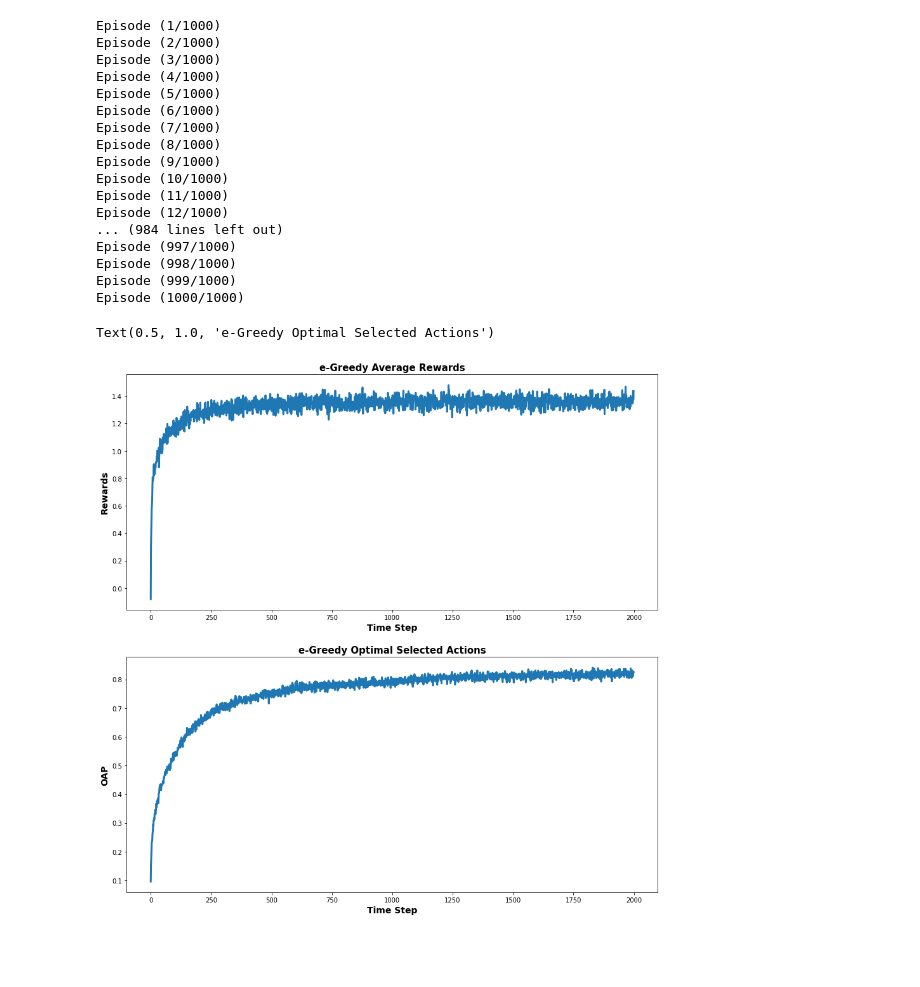
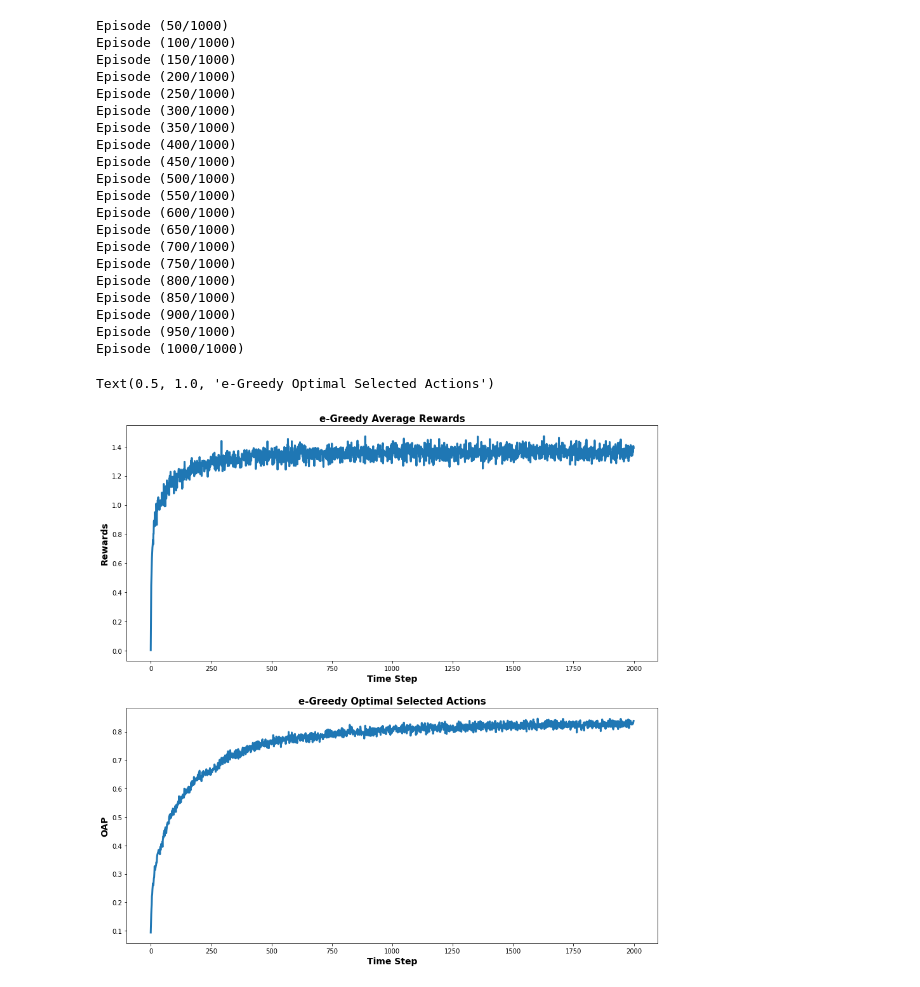
Before and after one commit to safinal/epsilon-greedy, a Jupyter notebook: multiple_episode_epsilon_greedy.ipynb, the cells around one changed output. Saved outputs shown, nothing was run; the diff lists cells and outputs as text; code cells hidden in the pictures; blank space fills up the shorter version.

```diff
--- a/multiple_episode_epsilon_greedy.ipynb
+++ b/multiple_episode_epsilon_greedy.ipynb
@@ -22,48 +22,53 @@ for episode in range(episodes_num):
     Q = np.zeros(k)
     actions_counters = np.zeros(k)
 
     for t in range(T):
         selected_actions[episode, t] = np.random.choice(np.where(Q == Q.max())[0]) if np.random.rand() > epsilon else np.random.randint(low=0, high=k)
         received_rewards[episode, t] = qs[selected_actions[episode, t]] + np.random.randn()
         actions_counters[selected_actions[episode, t]] += 1
 
         Q[selected_actions[episode, t]] += (received_rewards[episode, t] - Q[selected_actions[episode, t]]) / actions_counters[selected_actions[episode, t]]
-    print(f'Episode ({episode+1}/{episodes_num})')
+
+    if (episode+1) % 50 == 0:
+        print(f'Episode ({episode+1}/{episodes_num})')
 
 for episode in range(episodes_num):
     optimal_action_percent[episode] = selected_actions[episode] == optimal_actions[episode]
 
 reward_average = received_rewards.mean(axis=0)
 optimal_action_percent = optimal_action_percent.mean(axis=0)
 
 
 fig, axs = plt.subplots(2, 1, figsize=(15, 15))
 axs[0].plot(reward_average, linewidth=3)
 axs[0].set_xlabel('Time Step', fontsize=14, fontweight='bold')
 axs[0].set_ylabel('Rewards', fontsize=14, fontweight='bold')
 axs[0].set_title('e-Greedy Average Rewards', fontsize=15, fontweight='bold')
 
 axs[1].plot(optimal_action_percent, linewidth=3)
 axs[1].set_xlabel('Time Step', fontsize=14, fontweight='bold')
 axs[1].set_ylabel('OAP', fontsize=14, fontweight='bold')
 axs[1].set_title('e-Greedy Optimal Selected Actions', fontsize=15, fontweight='bold')
 # %% [output]
-Episode (1/1000)
-Episode (2/1000)
-Episode (3/1000)
-Episode (4/1000)
-Episode (5/1000)
-Episode (6/1000)
-Episode (7/1000)
-Episode (8/1000)
-Episode (9/1000)
-Episode (10/1000)
-Episode (11/1000)
-Episode (12/1000)
-... (984 lines left out)
-Episode (997/1000)
-Episode (998/1000)
-Episode (999/1000)
+Episode (50/1000)
+Episode (100/1000)
+Episode (150/1000)
+Episode (200/1000)
+Episode (250/1000)
+Episode (300/1000)
+Episode (350/1000)
+Episode (400/1000)
+Episode (450/1000)
+Episode (500/1000)
+Episode (550/1000)
+Episode (600/1000)
+Episode (650/1000)
+Episode (700/1000)
+Episode (750/1000)
+Episode (800/1000)
+Episode (850/1000)
+Episode (900/1000)
+Episode (950/1000)
 Episode (1000/1000)
 Text(0.5, 1.0, 'e-Greedy Optimal Selected Actions')
-[figure, old version]
+[figure, new version]
```
